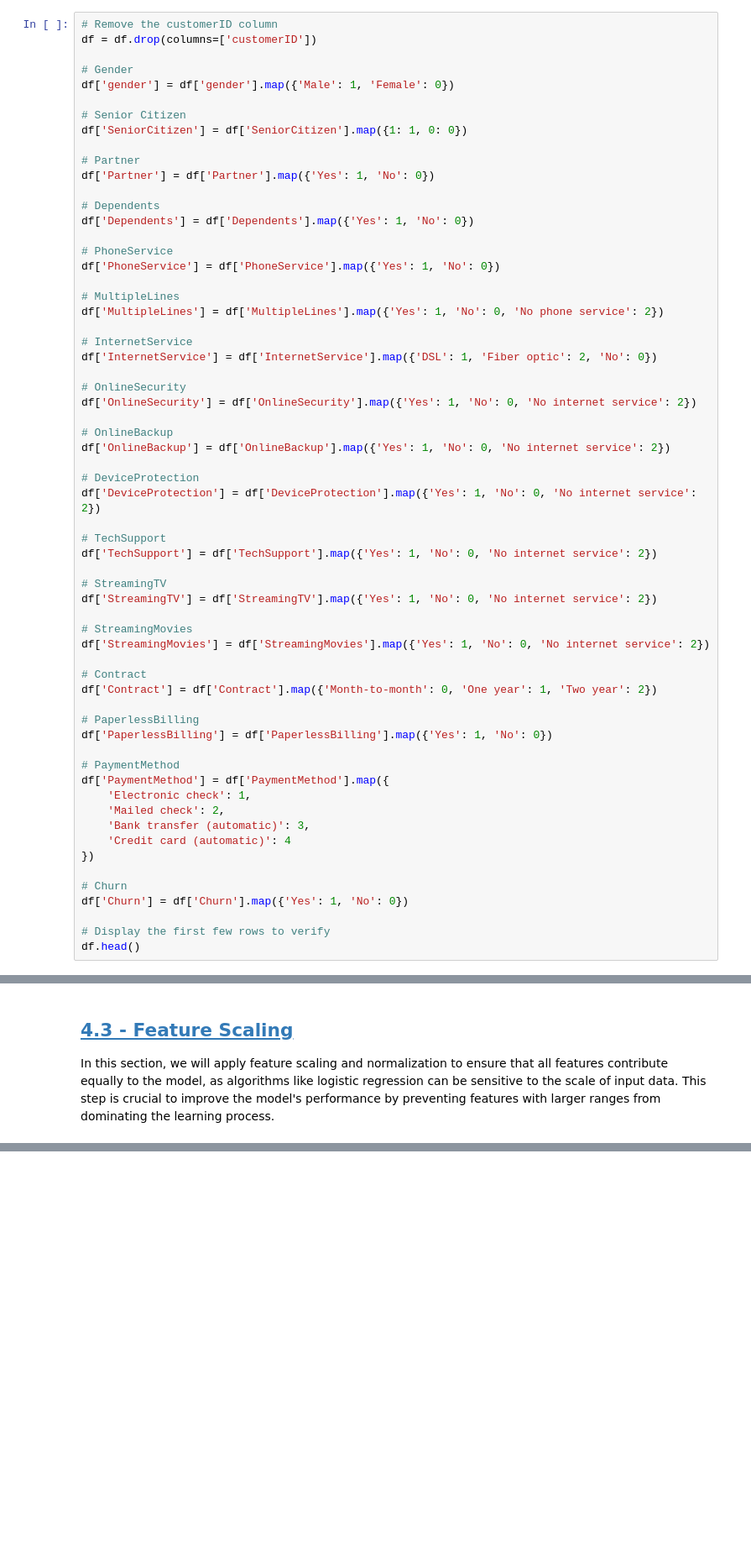
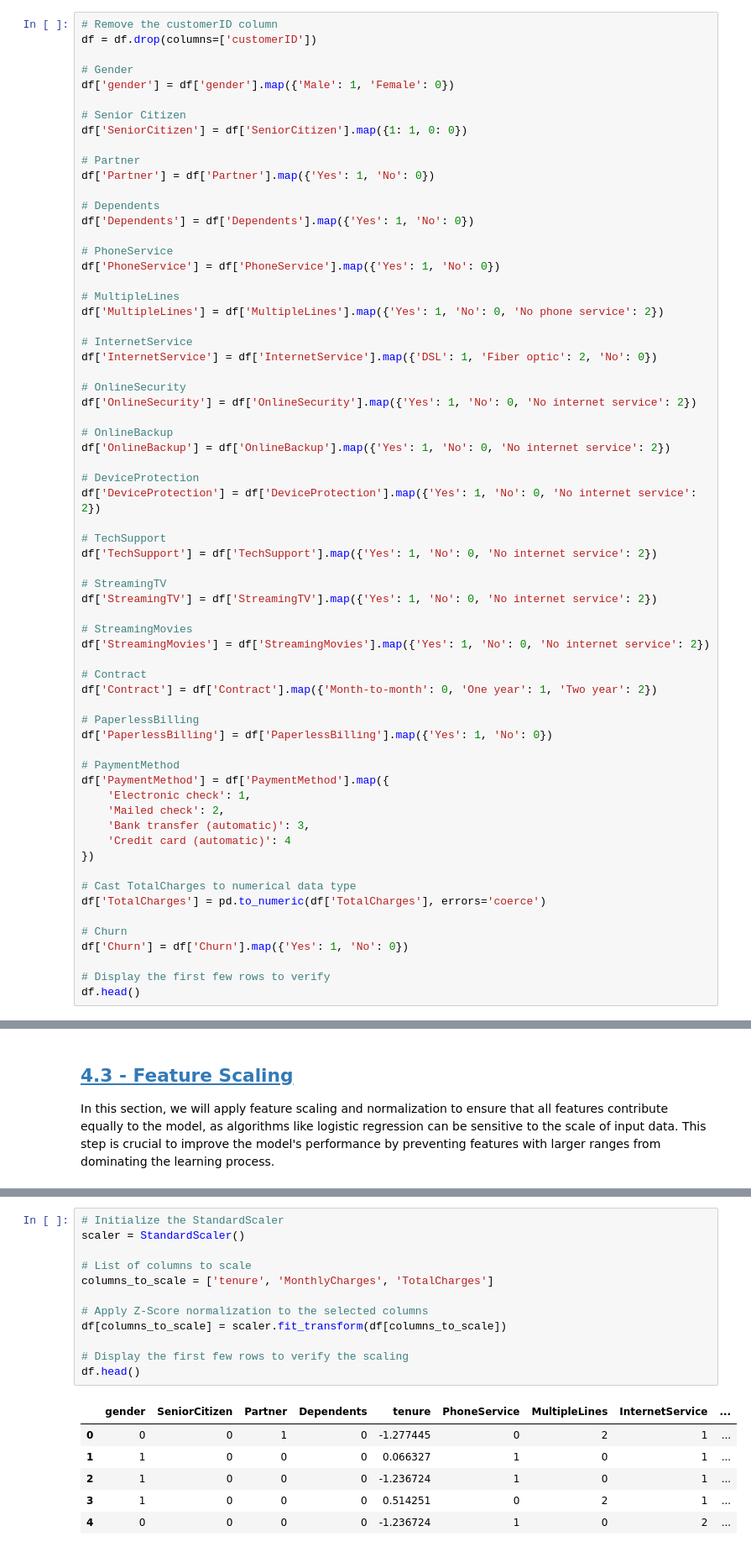
Before and after one commit to leondmtrv/Customer-Churn, a Jupyter notebook: CustomerChurn.IPYNB, the cells around one changed output, grey strips where cells are left out. Shown at 84% size. Cells and saved outputs as stored; diff of their text form; blank space fills up the shorter version.

Commit message:
- Feature Scaling - Spliting Data

```diff
--- a/CustomerChurn.IPYNB
+++ b/CustomerChurn.IPYNB
@@ -276,6 +276,9 @@ df['PaymentMethod'] = df['PaymentMethod'].map({
     'Credit card (automatic)': 4
 })
 
+# Cast TotalCharges to numerical data type
+df['TotalCharges'] = pd.to_numeric(df['TotalCharges'], errors='coerce')
+
 # Churn
 df['Churn'] = df['Churn'].map({'Yes': 1, 'No': 0})
 
@@ -294,0 +319,19 @@ In this section, we will apply feature scaling and normalization to ensure that
+# %%
+# Initialize the StandardScaler
+scaler = StandardScaler()
+
+# List of columns to scale
+columns_to_scale = ['tenure', 'MonthlyCharges', 'TotalCharges']
+
+# Apply Z-Score normalization to the selected columns
+df[columns_to_scale] = scaler.fit_transform(df[columns_to_scale])
+
+# Display the first few rows to verify the scaling
+df.head()
+# %% [output]
+|  | gender | SeniorCitizen | Partner | Dependents | tenure | PhoneService | MultipleLines | InternetService | ... |
+| 0 | 0 | 0 | 1 | 0 | -1.277445 | 0 | 2 | 1 | ... |
+| 1 | 1 | 0 | 0 | 0 | 0.066327 | 1 | 0 | 1 | ... |
+| 2 | 1 | 0 | 0 | 0 | -1.236724 | 1 | 0 | 1 | ... |
+| 3 | 1 | 0 | 0 | 0 | 0.514251 | 0 | 2 | 1 | ... |
+| 4 | 0 | 0 | 0 | 0 | -1.236724 | 1 | 0 | 2 | ... |
```
Also changed, not shown: parts of 4 cells of this notebook.
